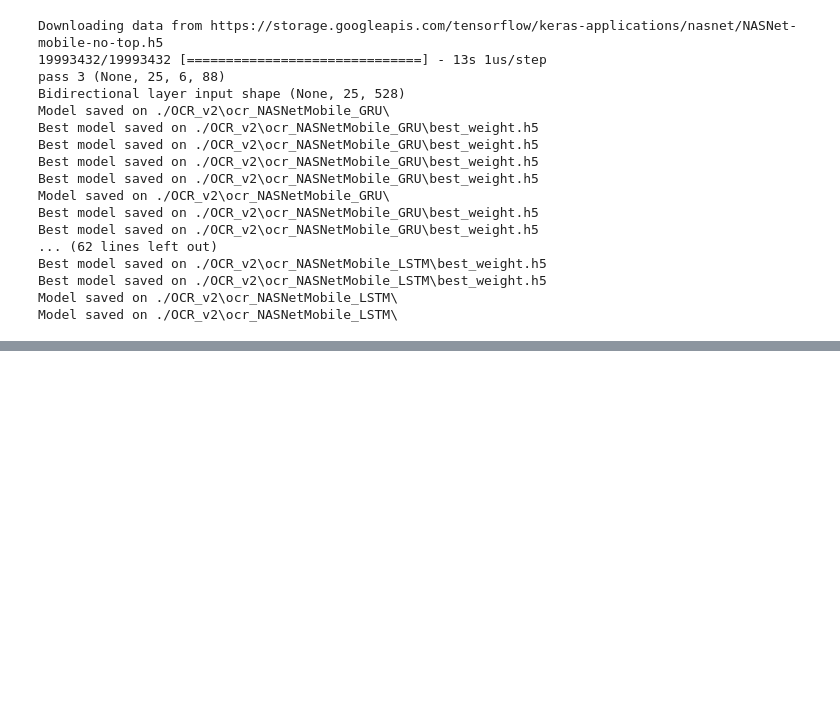
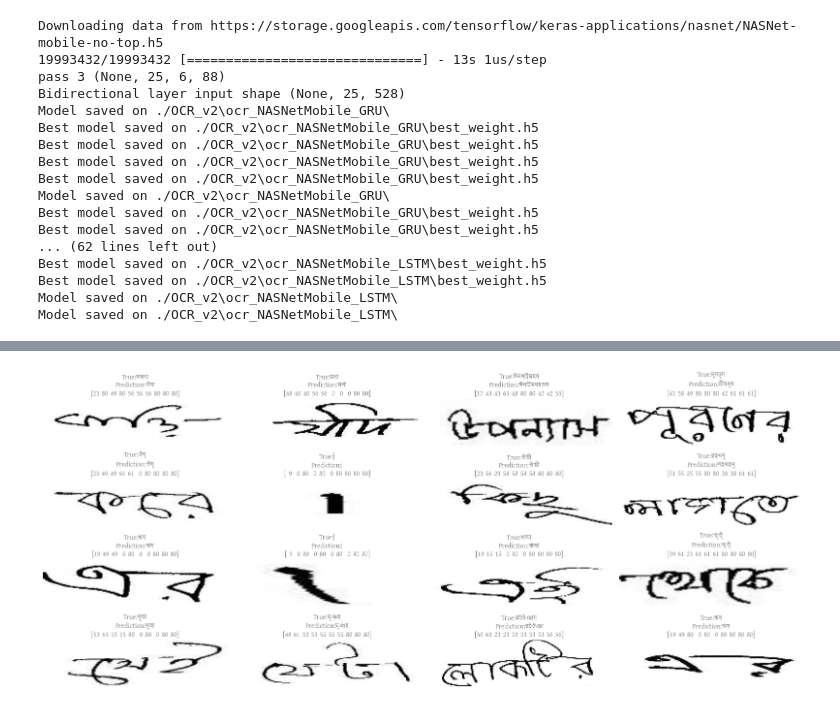
Before and after one commit to STREIN-11/BHWR, a Jupyter notebook: ImageToSequence_BHWR.ipynb, the cells around one changed output, grey strips where cells are left out. Saved outputs shown, nothing was run; the diff lists cells and outputs as text; code cells hidden in the pictures; blank space fills up the shorter version.

```diff
--- a/ImageToSequence_BHWR.ipynb
+++ b/ImageToSequence_BHWR.ipynb
@@ -828,3 +875,17 @@ Best model saved on ./OCR_v2\ocr_NASNetMobile_LSTM\best_weight.h5
 Best model saved on ./OCR_v2\ocr_NASNetMobile_LSTM\best_weight.h5
 Model saved on ./OCR_v2\ocr_NASNetMobile_LSTM\
 Model saved on ./OCR_v2\ocr_NASNetMobile_LSTM\
+# %%
+# A utility function to decode the output of the network
+def decode_batch_predictions(pred):
+    input_len = np.ones(pred.shape[0]) * pred.shape[1]
+    # Use greedy search. For complex tasks, you can use beam search
+    results = keras.backend.ctc_decode(pred, input_length=input_len, greedy=True)[0][0][
+        :, :max_length
+    ]
+    # Iterate over the results and get back the text
+    output_text = []
+    for res in results:
+        res = tf.strings.reduce_join(num_to_char(res)).numpy().decode("utf-8")
+        output_text.append(res)
+    return output_text
@@ -830,0 +1006,37 @@ Model saved on ./OCR_v2\ocr_NASNetMobile_LSTM\
+# %%
+# Get the prediction model by extracting layers till the output layer
+prediction_model = keras.models.Model(
+    tmodel.get_layer(name="image").input, tmodel.get_layer(name="dense2").output
+)
+#prediction_model.summary()
+
+#  Let's check results on some validation samples
+prop = fm.FontProperties(fname='./kalpurush.ttf')
+
+for batch in DataGen(x_test, y_test, augment=False):
+    batch_images = batch["image"]
+    batch_texts = batch["txt"]
+
+    print(len(batch_images), "images")
+    preds = prediction_model.predict(batch_images)
+    pred_texts = decode_batch_predictions(preds)
+
+    orig_texts = []
+    for txt in batch_texts:
+        txt = tf.strings.reduce_join(num_to_char(txt)).numpy().decode("utf-8")
+        orig_texts.append(txt)
+    _, ax = plt.subplots(4, 4, figsize=(16, 7))
+
+    for i in range(min(len(pred_texts), 16)):
+        img = ((batch_images[i, :, :, 0]))
+        img = img.T
+        ttext = tf.strings.reduce_join(num_to_char(batch_texts[i])).numpy().decode("utf-8")
+        title = f"True:{ttext}\nPrediction:{pred_texts[i]}\n{np.argmax(preds[i], axis=-1)[:10]}"
+        ax[i // 4, i % 4].imshow(img, cmap="gray")
+        ax[i // 4, i % 4].set_title(title, fontproperties=prop, color="gray")
+        ax[i // 4, i % 4].axis("off")
+    break
+
+plt.tight_layout()
+plt.show()
+# %% [output]
@@ -830,0 +1045 @@ Model saved on ./OCR_v2\ocr_NASNetMobile_LSTM\
+[figure, added]
```
Also changed, not shown: parts of 15 cells of this notebook, 3 other files.
